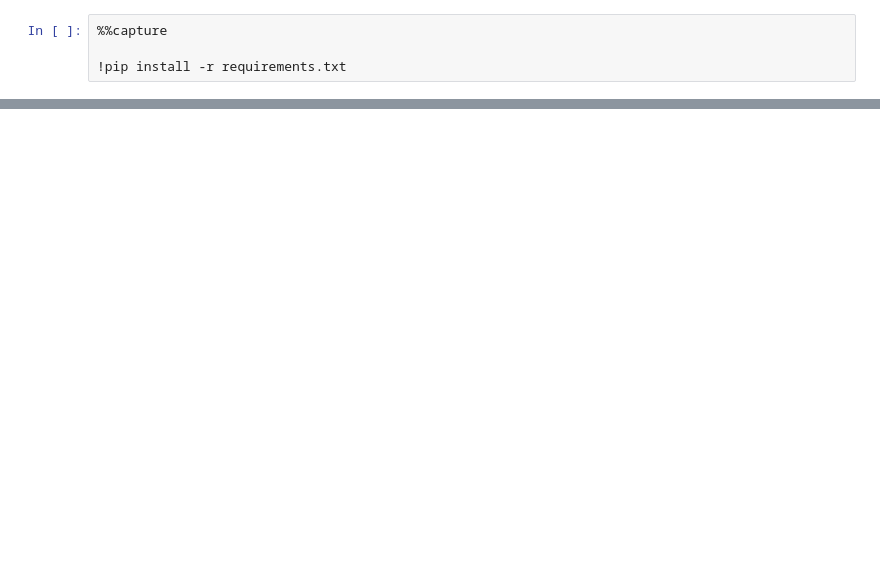
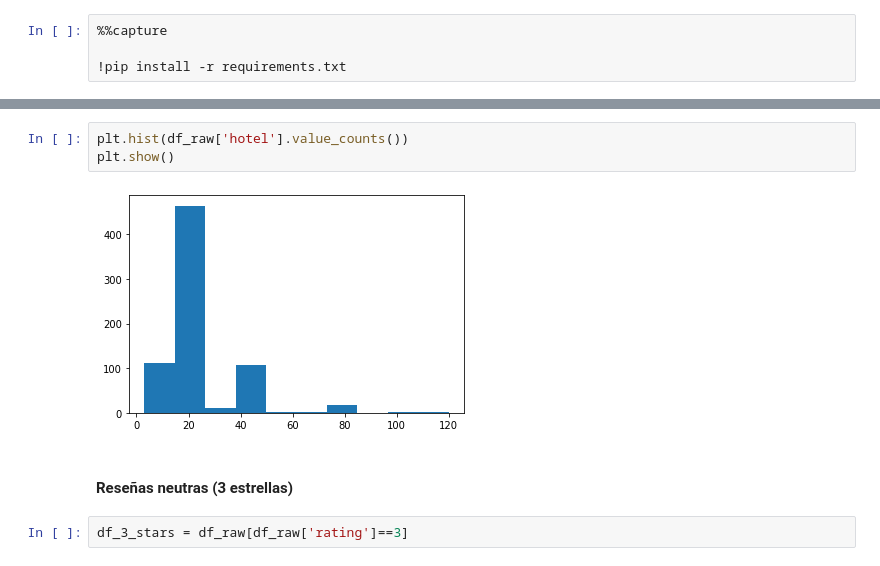
Before and after one commit to molkrovic/Hotel_reviews_classification, a Jupyter notebook: explore.ipynb, the cells around one changed output, grey strips where cells are left out. Drawn from its saved outputs; the diff is of its cells as text; blank space fills up the shorter version.

```diff
--- a/explore.ipynb
+++ b/explore.ipynb
@@ -89,0 +86,9 @@ df_positivo.sample(5)
+# %%
+plt.hist(df_raw['hotel'].value_counts())
+plt.show()
+# %% [output]
+[figure, added]
+# %% [markdown]
+#### Reseñas neutras (3 estrellas)
+# %%
+df_3_stars = df_raw[df_raw['rating']==3]
```
Also changed, not shown: parts of 61 cells of this notebook, 12 other files.
